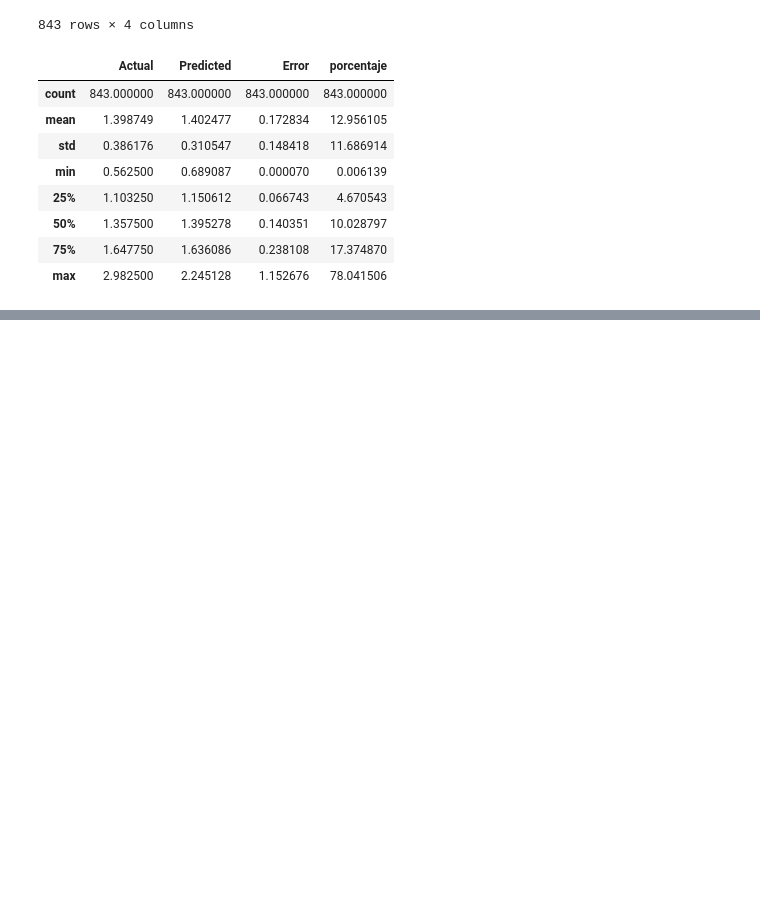
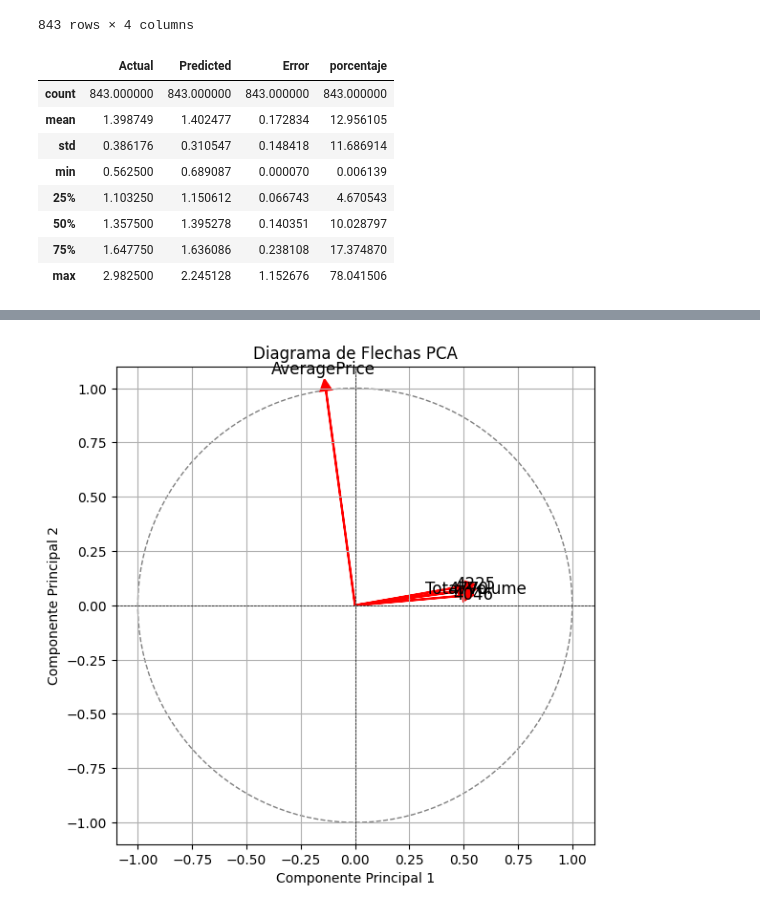
Before and after one commit to juanjoher/CienciaDatosProy2, a Jupyter notebook: proyecto.ipynb, the cells around one changed output, grey strips where cells are left out. Drawn from its saved outputs; the diff is of its cells as text; code cells hidden in the pictures; blank space fills up the shorter version.

```diff
--- a/proyecto.ipynb
+++ b/proyecto.ipynb
@@ -412,0 +446,30 @@ df_pred.describe()
+# %%
+# Paso 4: Diagrama de Flechas PCA
+plt.figure(figsize=(6, 6))
+components = pca.components_.T  # Transpuesta para tener [n_features x 2]
+
+# Círculo de referencia
+circle = plt.Circle((0, 0), 1, color='gray', fill=False, linestyle='dashed')
+plt.gca().add_patch(circle)
+
+# Flechas y nombres de variables
+for i, (x, y) in enumerate(zip(components[:, 0], components[:, 1])):
+    plt.arrow(0, 0, x, y, head_width=0.05, head_length=0.05,
+              linewidth=1.5, color='red')
+    plt.text(x * 1.1, y * 1.1, features[i],
+             fontsize=12, color='black', ha='center', va='center')
+
+# Estética del gráfico
+plt.xlim(-1.1, 1.1)
+plt.ylim(-1.1, 1.1)
+plt.xlabel("Componente Principal 1")
+plt.ylabel("Componente Principal 2")
+plt.title("Diagrama de Flechas PCA")
+plt.axhline(0, color='black', linestyle='dashed', linewidth=0.5)
+plt.axvline(0, color='black', linestyle='dashed', linewidth=0.5)
+plt.grid(True)
+plt.gca().set_aspect('equal', adjustable='box')
+plt.tight_layout()
+plt.show()
+# %% [output]
+[figure, added]
```
Also changed, not shown: parts of 28 cells of this notebook, 1 other file.
